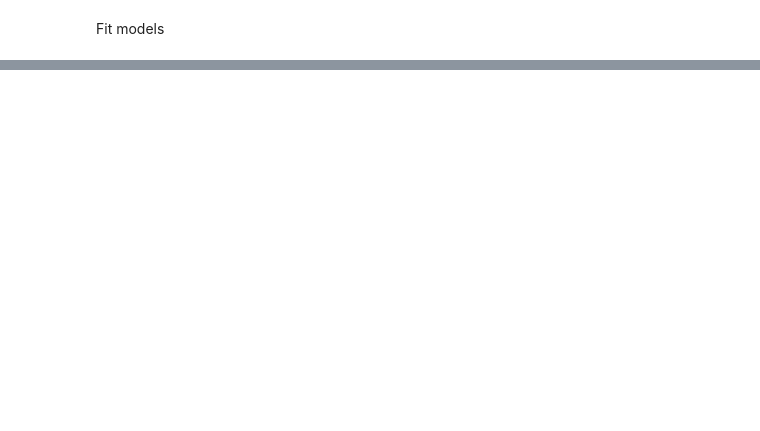
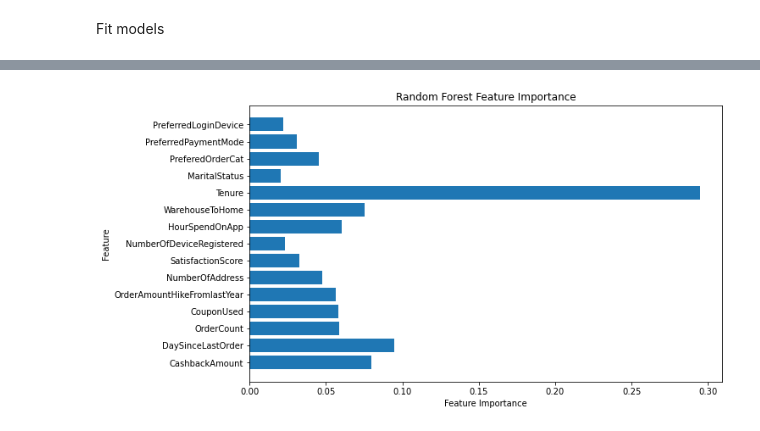
Before and after one commit to Muhammad-Hamza-Khan-03/Ecommerce-Company-Customer-Churn-Predicton, a Jupyter notebook: Model.ipynb, the cells around one changed output, grey strips where cells are left out. Cells and saved outputs as stored; diff of their text form; code cells hidden in the pictures; blank space fills up the shorter version.

```diff
--- a/Model.ipynb
+++ b/Model.ipynb
@@ -77,9 +105,10 @@ x_test_scaled = Scaler.fit_transform(X_test)
 models = {
     'Logistic Regression':LogisticRegression(),
     'SVM':SVC(),
-    'RFCL':RandomForestClassifier(),
-    'KNN':KNeighborsClassifier(),
+    'Random Forest':RandomForestClassifier(),
+    'K Nearest Neighbor':KNeighborsClassifier(),
     'Decision Tree':DecisionTreeClassifier(),
     'AdaBoost Classifier':AdaBoostClassifier(),
-    'XG boost':XGBClassifier()
+    'XG boost':XGBClassifier(),
+    'GaussianNB':GaussianNB()
 }
@@ -138,0 +409,20 @@ KeyError: 0
+# %%
+import matplotlib.pyplot as plt
+
+# Get feature importances for Random Forest and AdaBoost models
+rf_feature_importances = rf_model.feature_importances_
+adb_feature_importances = adb_model.feature_importances_
+
+feature_names = list(proc_data.columns)
+
+num_features = min(len(feature_names), len(rf_feature_importances))
+
+plt.figure(figsize=(10, 6))
+plt.barh(feature_names[:num_features], rf_feature_importances[:num_features])
+plt.xlabel('Feature Importance')
+plt.ylabel('Feature')
+plt.title('Random Forest Feature Importance')
+plt.gca().invert_yaxis()
+plt.show()
+# %% [output]
+[figure, added]
```
Also changed, not shown: parts of 16 cells of this notebook, 2 other files.
